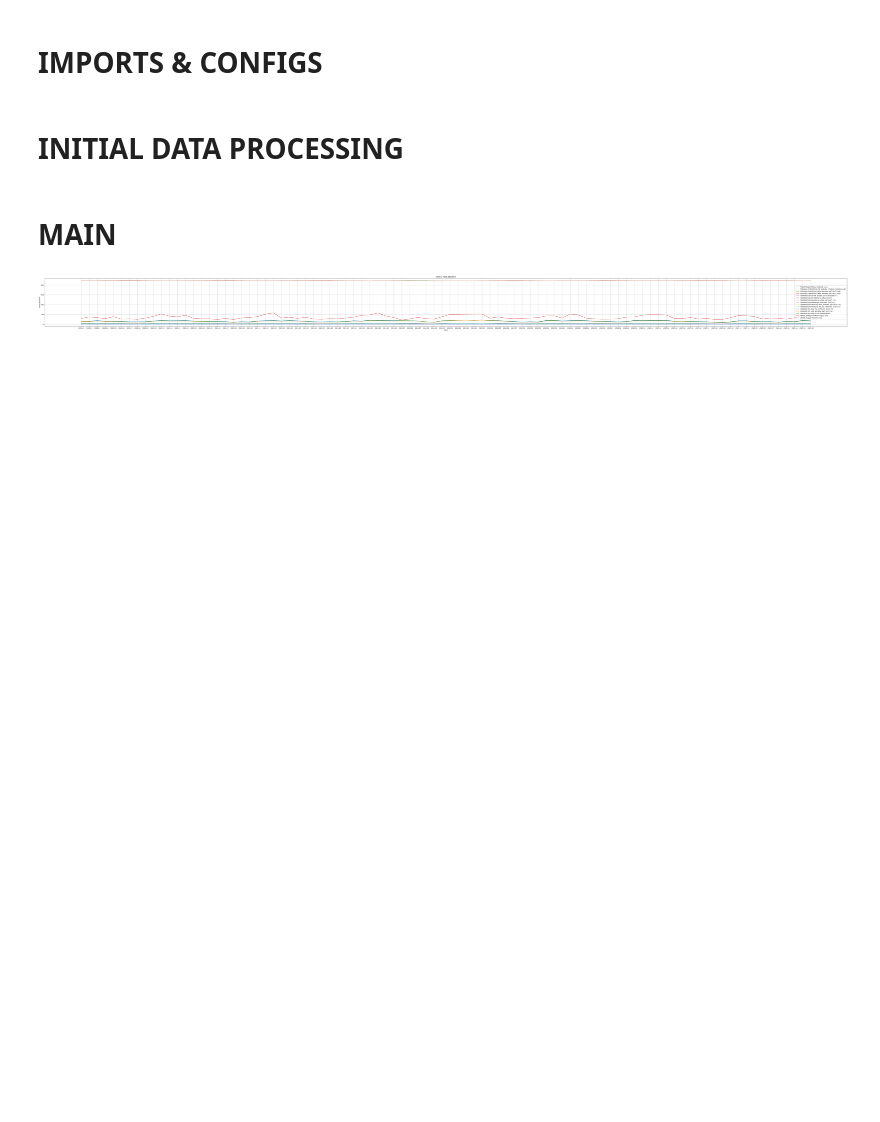
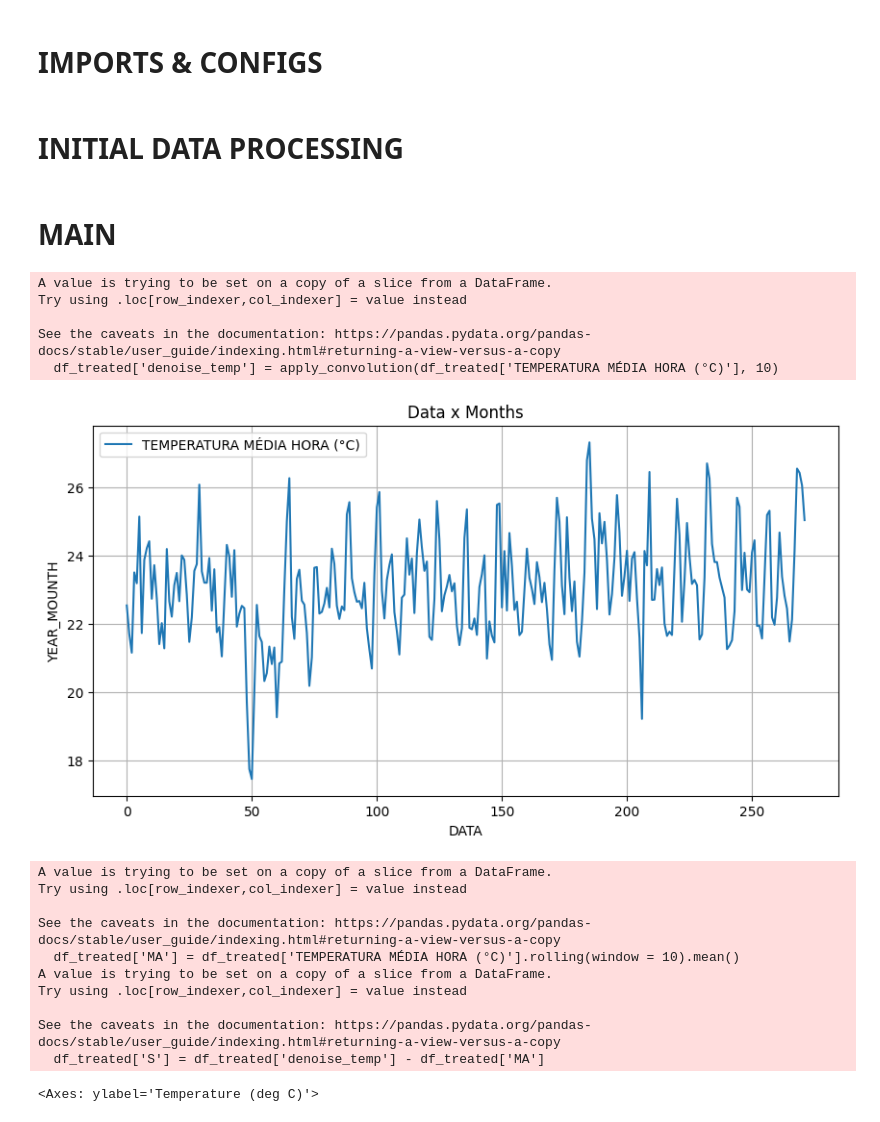
Before and after one commit to lcstei/fourrier-analysis-of-weather-data, a Jupyter notebook: src/main.ipynb, the cells around one changed output. Saved outputs shown, nothing was run; the diff lists cells and outputs as text; code cells hidden in the pictures; blank space fills up the shorter version.

Commit message:
new data

```diff
--- a/src/main.ipynb
+++ b/src/main.ipynb
@@ -40,22 +43,20 @@ def data_start(dir: str) -> object:
 
     del df
     del monthly_avg
+    main_df = main_df.sort_values("year_month").reset_index()
 
     return main_df
 # %%
 def plot(df: object) -> None:
-    plt.figure(figsize=(100, 6))
+    plt.figure(figsize=(10, 5))
 
     # Plot the 'x' column
     for i in df.columns:
         if i != 'year_month':
-            plt.plot(df['year_month'], df[i], linestyle='-', label=i)
-
-    # Plot the 'y' column
-    # plt.plot(df.index, df["TEMPERATURA M�XIMA NA HORA ANT. (AUT) (�C)"], marker='s', linestyle='-', label='y')
+            plt.plot(df.index, df[i], linestyle='-', label=i)
 
     # Adding titles and labels
-    plt.title('DATA x YEAR_MOUNTH')
+    plt.title('Data x Months')
     plt.xlabel('DATA')
     plt.ylabel('YEAR_MOUNTH')
 
@@ -67,11 +68,40 @@ def plot(df: object) -> None:
     plt.show()
 # %% [markdown]
 # MAIN
-# %%
-data_dir = "../Data"
-data_frame = data_start(data_dir)
-data_frame.drop(columns=['RADIACAO GLOBAL (KJ/m²)'], inplace=True)
-# display(data_frame)
-plot(data_frame)
-# %% [output]
-[figure, removed]
+# %%
+data_dir = "../Data"
+df_main = data_start(data_dir)
+df_main['TEMPERATURA MÉDIA HORA (°C)'] = df_main[['TEMPERATURA MÍNIMA NA HORA ANT. (AUT) (°C)', 'TEMPERATURA MÁXIMA NA HORA ANT. (AUT) (°C)']].mean(axis=1)
+df_main['UMIDADE REL. MÉDIA HORA (%)'] = df_main[['UMIDADE REL. MIN. NA HORA ANT. (AUT) (%)', 'UMIDADE REL. MAX. NA HORA ANT. (AUT) (%)']].mean(axis=1)
+df_treated = df_main[['TEMPERATURA MÉDIA HORA (°C)', 'UMIDADE REL. MÉDIA HORA (%)', 'PRECIPITAÇÃO TOTAL, HORÁRIO (mm)', 'year_month']]
+# %%
+def apply_convolution(x, window):
+    conv = np.repeat([0., 1., 0.], window)
+    filtered = signal.convolve(x, conv, mode='same') / window
+    return filtered
+lookback = 12*23
+df_treated['denoise_temp'] = apply_convolution(df_treated['TEMPERATURA MÉDIA HORA (°C)'], 10)
+plot(df_treated[['TEMPERATURA MÉDIA HORA (°C)', 'year_month']])
+df_treated['MA'] = df_treated['TEMPERATURA MÉDIA HORA (°C)'].rolling(window = 10).mean()
+plt.ylabel('Temperature (deg C)')
+# df_treated['MA'].plot(figsize=(8,4), color="tab:red", title="Rolling mean over annual periods")
+df_treated['S'] = df_treated['denoise_temp'] - df_treated['MA']
+df_treated['S'].plot(figsize=(12,6))
+# %% [output]
+A value is trying to be set on a copy of a slice from a DataFrame.
+Try using .loc[row_indexer,col_indexer] = value instead
+
+See the caveats in the documentation: https://pandas.pydata.org/pandas-docs/stable/user_guide/indexing.html#returning-a-view-versus-a-copy
+  df_treated['denoise_temp'] = apply_convolution(df_treated['TEMPERATURA MÉDIA HORA (°C)'], 10)
+[figure, added]
+A value is trying to be set on a copy of a slice from a DataFrame.
+Try using .loc[row_indexer,col_indexer] = value instead
+
+See the caveats in the documentation: https://pandas.pydata.org/pandas-docs/stable/user_guide/indexing.html#returning-a-view-versus-a-copy
+  df_treated['MA'] = df_treated['TEMPERATURA MÉDIA HORA (°C)'].rolling(window = 10).mean()
+A value is trying to be set on a copy of a slice from a DataFrame.
+Try using .loc[row_indexer,col_indexer] = value instead
+
+See the caveats in the documentation: https://pandas.pydata.org/pandas-docs/stable/user_guide/indexing.html#returning-a-view-versus-a-copy
+  df_treated['S'] = df_treated['denoise_temp'] - df_treated['MA']
+<Axes: ylabel='Temperature (deg C)'>
```
Also changed, not shown: parts of 2 cells of this notebook, 19 other files.
